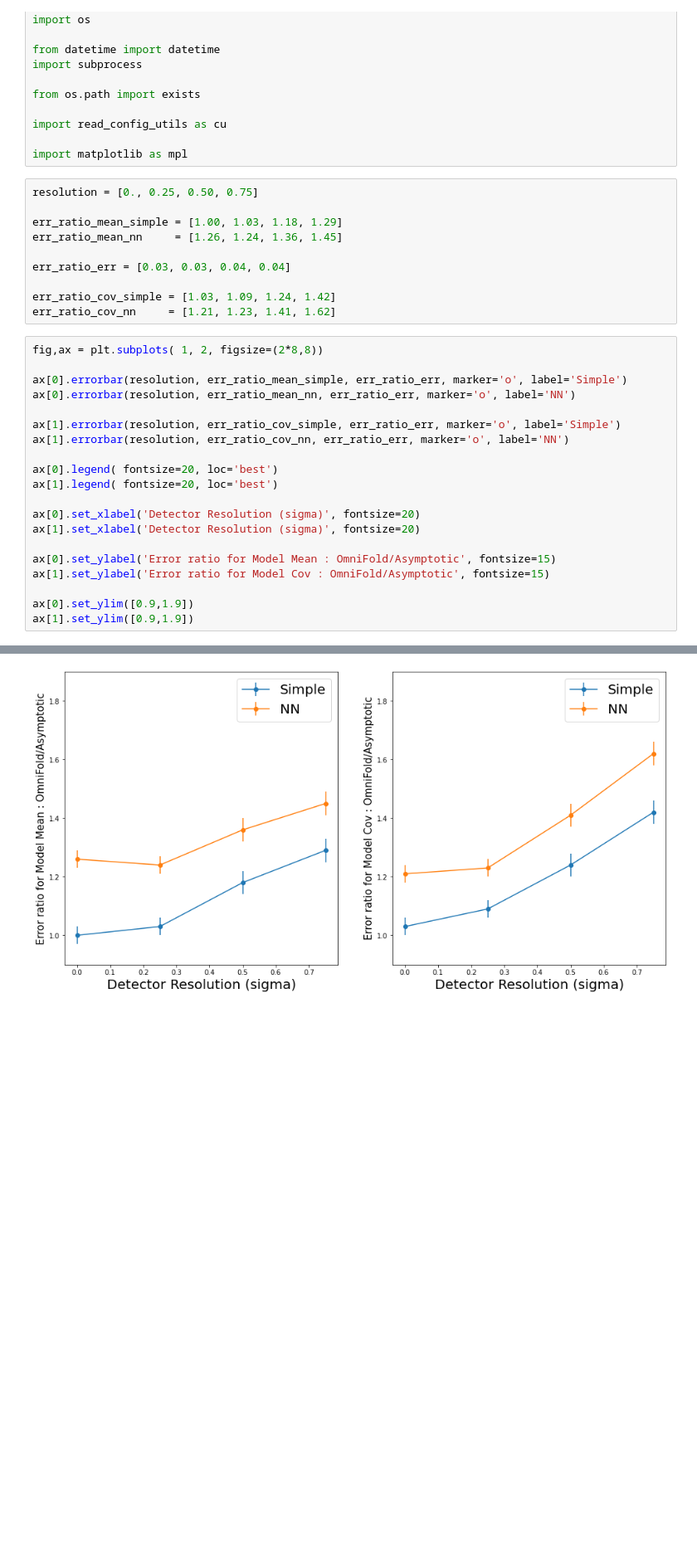
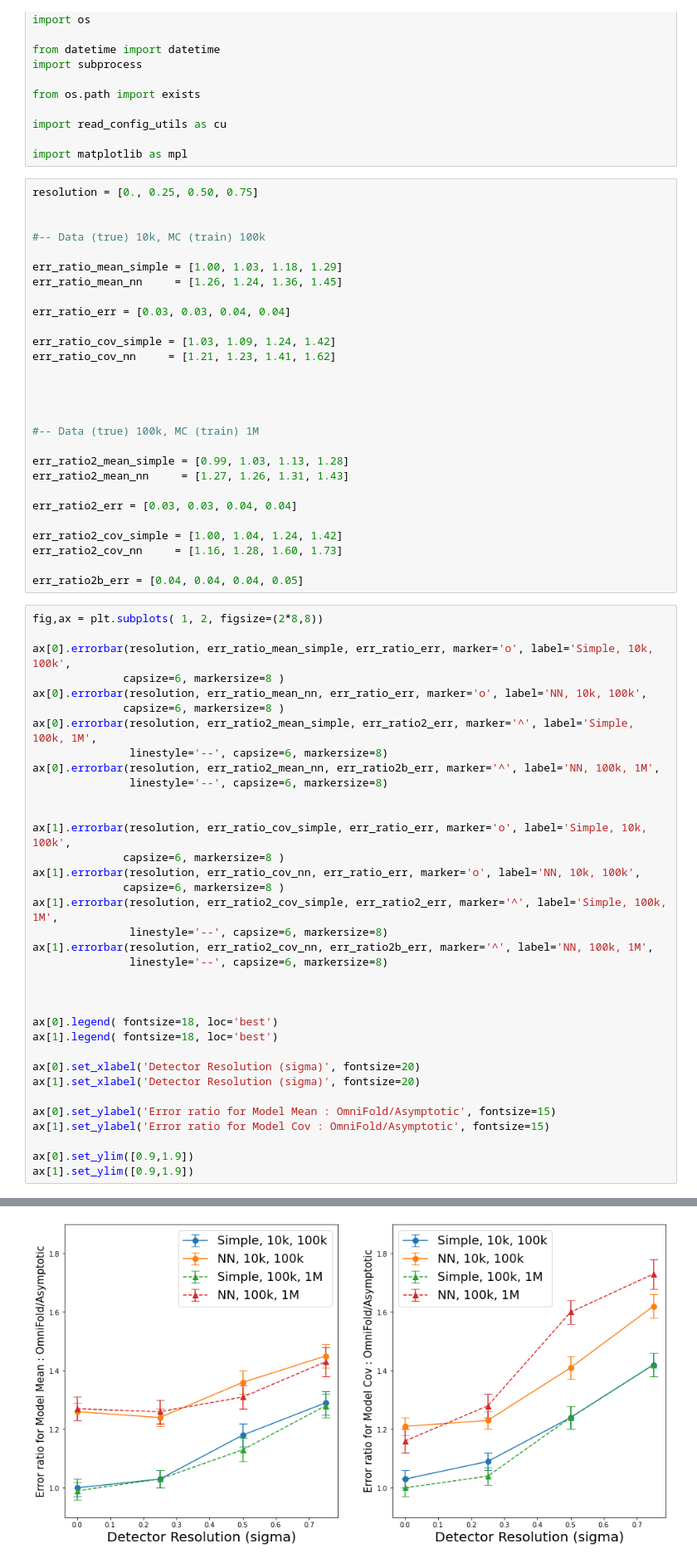
Before and after one commit to owen234/omnifold-testing1, a Jupyter notebook: error-comparison-summary-plots.ipynb, the cells around one changed output, grey strips where cells are left out. Shown at 83% size. Drawn from its saved outputs; the diff is of its cells as text; blank space fills up the shorter version.

```diff
--- a/error-comparison-summary-plots.ipynb
+++ b/error-comparison-summary-plots.ipynb
@@ -17,6 +17,9 @@ import read_config_utils as cu
 import matplotlib as mpl
 # %%
 resolution = [0., 0.25, 0.50, 0.75]
+
+
+#-- Data (true) 10k, MC (train) 100k
 
 err_ratio_mean_simple = [1.00, 1.03, 1.18, 1.29]
 err_ratio_mean_nn     = [1.26, 1.24, 1.36, 1.45]
@@ -25,26 +28,56 @@ err_ratio_err = [0.03, 0.03, 0.04, 0.04]
 
 err_ratio_cov_simple = [1.03, 1.09, 1.24, 1.42]
 err_ratio_cov_nn     = [1.21, 1.23, 1.41, 1.62]
+
+
+
+
+#-- Data (true) 100k, MC (train) 1M
+
+err_ratio2_mean_simple = [0.99, 1.03, 1.13, 1.28]
+err_ratio2_mean_nn     = [1.27, 1.26, 1.31, 1.43]
+
+err_ratio2_err = [0.03, 0.03, 0.04, 0.04]
+
+err_ratio2_cov_simple = [1.00, 1.04, 1.24, 1.42]
+err_ratio2_cov_nn     = [1.16, 1.28, 1.60, 1.73]
+
+err_ratio2b_err = [0.04, 0.04, 0.04, 0.05]
 # %%
 fig,ax = plt.subplots( 1, 2, figsize=(2*8,8))
 
-ax[0].errorbar(resolution, err_ratio_mean_simple, err_ratio_err, marker='o', label='Simple')
-ax[0].errorbar(resolution, err_ratio_mean_nn, err_ratio_err, marker='o', label='NN')
+ax[0].errorbar(resolution, err_ratio_mean_simple, err_ratio_err, marker='o', label='Simple, 10k, 100k',
+              capsize=6, markersize=8 )
+ax[0].errorbar(resolution, err_ratio_mean_nn, err_ratio_err, marker='o', label='NN, 10k, 100k',
+              capsize=6, markersize=8 )
+ax[0].errorbar(resolution, err_ratio2_mean_simple, err_ratio2_err, marker='^', label='Simple, 100k, 1M',
+               linestyle='--', capsize=6, markersize=8)
+ax[0].errorbar(resolution, err_ratio2_mean_nn, err_ratio2b_err, marker='^', label='NN, 100k, 1M',
+               linestyle='--', capsize=6, markersize=8)
 
-ax[1].errorbar(resolution, err_ratio_cov_simple, err_ratio_err, marker='o', label='Simple')
-ax[1].errorbar(resolution, err_ratio_cov_nn, err_ratio_err, marker='o', label='NN')
 
-ax[0].legend( fontsize=20, loc='best')
-ax[1].legend( fontsize=20, loc='best')
+ax[1].errorbar(resolution, err_ratio_cov_simple, err_ratio_err, marker='o', label='Simple, 10k, 100k',
+              capsize=6, markersize=8 )
+ax[1].errorbar(resolution, err_ratio_cov_nn, err_ratio_err, marker='o', label='NN, 10k, 100k',
+              capsize=6, markersize=8 )
+ax[1].errorbar(resolution, err_ratio2_cov_simple, err_ratio2_err, marker='^', label='Simple, 100k, 1M',
+               linestyle='--', capsize=6, markersize=8)
+ax[1].errorbar(resolution, err_ratio2_cov_nn, err_ratio2b_err, marker='^', label='NN, 100k, 1M',
+               linestyle='--', capsize=6, markersize=8)
+
+
+
+ax[0].legend( fontsize=18, loc='best')
+ax[1].legend( fontsize=18, loc='best')
 
 ax[0].set_xlabel('Detector Resolution (sigma)', fontsize=20)
 ax[1].set_xlabel('Detector Resolution (sigma)', fontsize=20)
 
 ax[0].set_ylabel('Error ratio for Model Mean : OmniFold/Asymptotic', fontsize=15)
 ax[1].set_ylabel('Error ratio for Model Cov : OmniFold/Asymptotic', fontsize=15)
 
 ax[0].set_ylim([0.9,1.9])
 ax[1].set_ylim([0.9,1.9])
 # %% [output]
 (0.9, 1.9)
-[figure, old version]
+[figure, new version]
```
Also changed, not shown: parts of 7 cells of this notebook, 1 other file.
